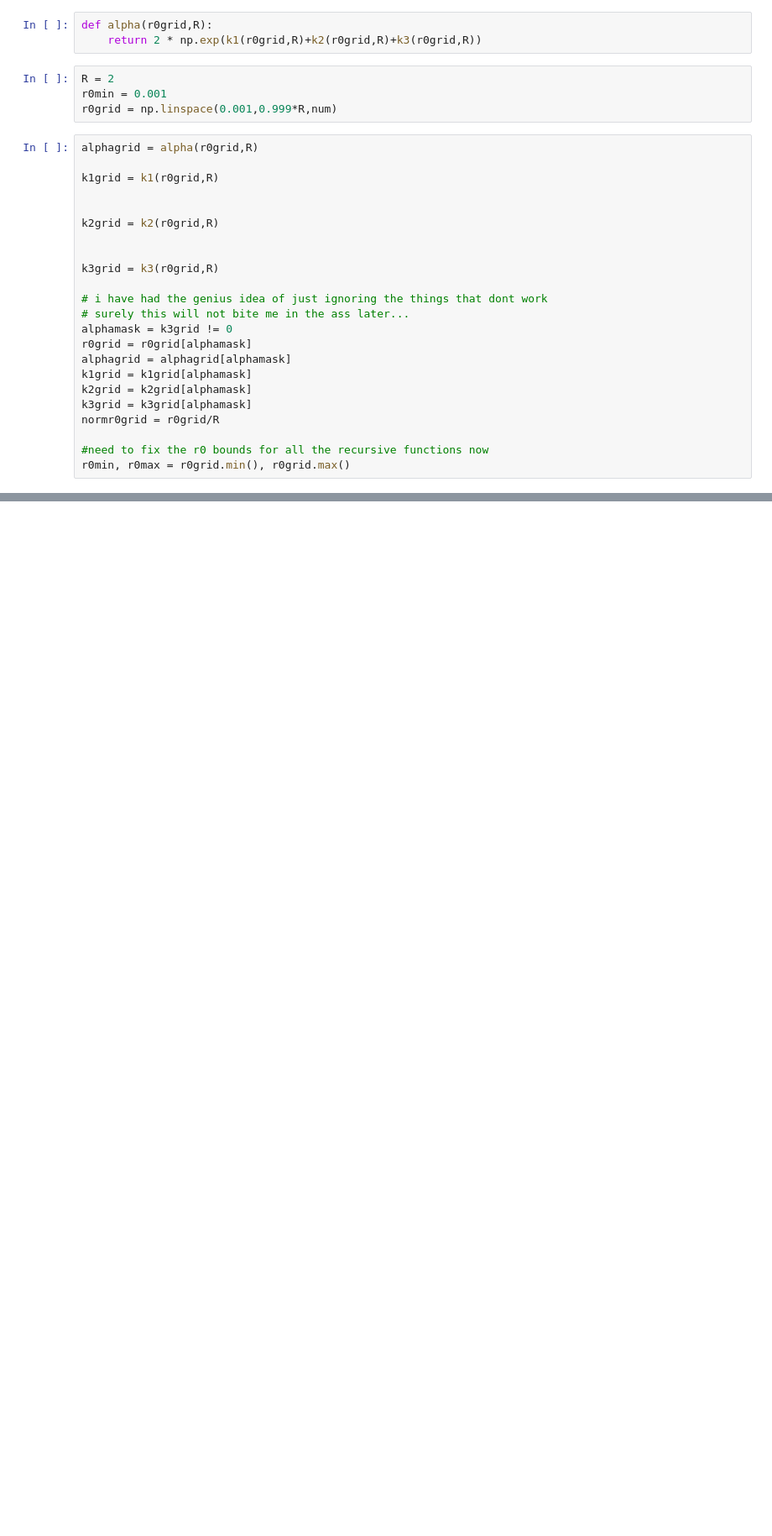
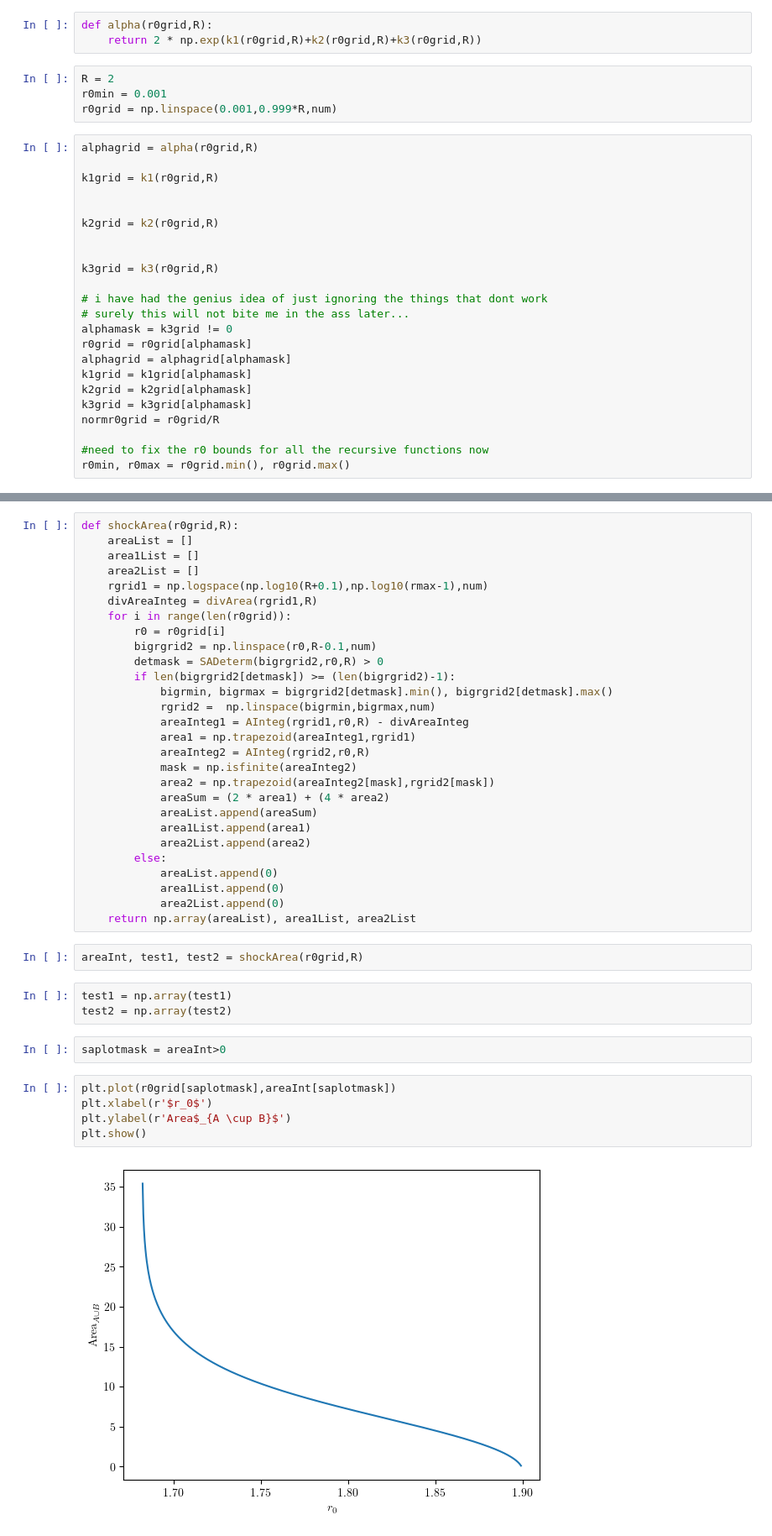
Before and after one commit to Bkorotko03/HoloProj, a Jupyter notebook: NCShock260226.ipynb, the cells around one changed output, grey strips where cells are left out. Shown at 84% size. Drawn from its saved outputs; the diff is of its cells as text; blank space fills up the shorter version.

```diff
--- a/NCShock260226.ipynb
+++ b/NCShock260226.ipynb
@@ -134,0 +152,42 @@ plt.show()
+# %%
+def shockArea(r0grid,R):
+    areaList = []
+    area1List = []
+    area2List = []
+    rgrid1 = np.logspace(np.log10(R+0.1),np.log10(rmax-1),num)
+    divAreaInteg = divArea(rgrid1,R)
+    for i in range(len(r0grid)):
+        r0 = r0grid[i]
+        bigrgrid2 = np.linspace(r0,R-0.1,num)
+        detmask = SADeterm(bigrgrid2,r0,R) > 0
+        if len(bigrgrid2[detmask]) >= (len(bigrgrid2)-1):
+            bigrmin, bigrmax = bigrgrid2[detmask].min(), bigrgrid2[detmask].max()
+            rgrid2 =  np.linspace(bigrmin,bigrmax,num)
+            areaInteg1 = AInteg(rgrid1,r0,R) - divAreaInteg
+            area1 = np.trapezoid(areaInteg1,rgrid1)
+            areaInteg2 = AInteg(rgrid2,r0,R)
+            mask = np.isfinite(areaInteg2)
+            area2 = np.trapezoid(areaInteg2[mask],rgrid2[mask])
+            areaSum = (2 * area1) + (4 * area2)
+            areaList.append(areaSum)
+            area1List.append(area1)
+            area2List.append(area2)
+        else:
+            areaList.append(0)
+            area1List.append(0)
+            area2List.append(0)
+    return np.array(areaList), area1List, area2List
+# %%
+areaInt, test1, test2 = shockArea(r0grid,R)
+# %%
+test1 = np.array(test1)
+test2 = np.array(test2)
+# %%
+saplotmask = areaInt>0
+# %%
+plt.plot(r0grid[saplotmask],areaInt[saplotmask])
+plt.xlabel(r'$r_0$')
+plt.ylabel(r'Area$_{A \cup B}$')
+plt.show()
+# %% [output]
+[figure, added]
```
Also changed, not shown: parts of 15 cells of this notebook.
